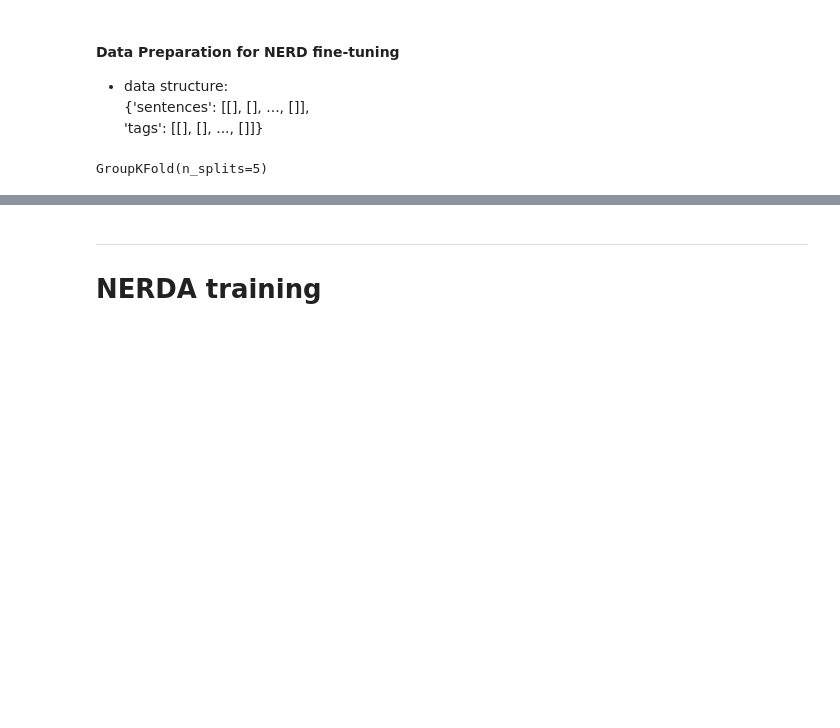
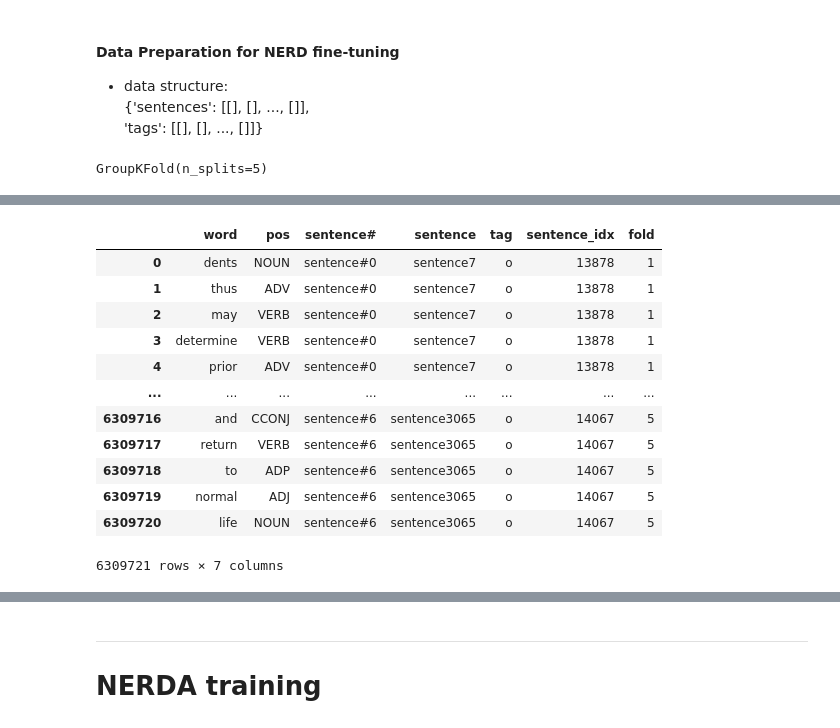
Before and after one commit to riow1983/Kaggle-Coleridge-Initiative, a Jupyter notebook: notebooks/nb003-annotation-data.ipynb, the cells around one changed output, grey strips where cells are left out. Saved outputs shown, nothing was run; the diff lists cells and outputs as text; code cells hidden in the pictures; blank space fills up the shorter version.

Commit message:
[Add] folds dataset (5 folds in one dataset) #7

```diff
--- a/notebooks/nb003-annotation-data.ipynb
+++ b/notebooks/nb003-annotation-data.ipynb
@@ -273,11 +276,11 @@ with open(os.path.join('nb003-annotation-data', 'tok.pkl'), 'wb') as f:
 with open(os.path.join('nb003-annotation-data', 'pos.pkl'), 'wb') as f:
     pickle.dump(pos, f)
 # %%
-#with open(os.path.join('nb003-annotation-data', 'tok.pkl'), 'rb') as f:
-#    tok = pickle.load(f)
+with open(os.path.join('nb003-annotation-data', 'tok.pkl'), 'rb') as f:
+    tok = pickle.load(f)
 
-#with open(os.path.join('nb003-annotation-data', 'pos.pkl'), 'rb') as f:
-#    pos = pickle.load(f)
+with open(os.path.join('nb003-annotation-data', 'pos.pkl'), 'rb') as f:
+    pos = pickle.load(f)
 # %%
 df_train["tok"] = tok
 df_train["pos"] = pos
@@ -400,3 +403,10 @@ df
 | 6309719 | computing | NOUN | sentence#9 | sentence3073 | o |
 | 6309720 | clusters | NOUN | sentence#9 | sentence3073 | o |
 6309721 rows × 5 columns
+# %%
+df["sentence_idx"] = df["sentence"] + df["sentence#"]
+sentence_vals = list(set(df["sentence_idx"].values))
+sentence2idx = {v: i for i, v in enumerate(sentence_vals)}
+df["sentence_idx"] = df["sentence_idx"].apply(lambda x: sentence2idx[x])
+df.rename(columns={"token":"word", "entity":"tag"}, inplace=True)
+df
@@ -511,7 +535,7 @@ for train_index, test_index in group_kfold.split(X, y, groups):
 """
 
 X = df.index.values
-y = df["entity"].values
+y = df["tag"].values
 groups = df["sentence"].values
 
 group_kfold = GroupKFold(n_splits=5)
@@ -541,3 +565,28 @@ GroupKFold(n_splits=5)
 # %%
 # train / dev split
 #train, dev = train_test_split(df, test_size=0.3, random_state=42, shuffle=True, stratify=df["sentence"])
+# %%
+update = True
+dname = "nb003-annotation-data"
+!mkdir {dname}
+
+folds = pd.DataFrame()
+for i in res.keys():
+    X_train = res[i][0]
+    X_test = res[i][1]
+
+    X_train = df[df.index.isin(X_train)]
+    X_test = df[df.index.isin(X_test)]
+
+    # Save each
+    pickle.dump(X_train, open(f"nb003_cv{i+1}_train.pkl", "wb"))
+    pickle.dump(X_test, open(f"nb003_cv{i+1}_test.pkl", "wb"))
+    !mv nb003_cv{i+1}_train.pkl {dname}/nb003_cv{i+1}_train.pkl
+    !mv nb003_cv{i+1}_test.pkl {dname}/nb003_cv{i+1}_test.pkl
+
+    # Concat all and save at once
+    X_test["fold"] = i+1
+    folds = pd.concat([folds, X_test], ignore_index=True)
+
+pickle.dump(folds, open(f"folds.pkl", "wb"))
+!mv folds.pkl {dname}/folds.pkl
@@ -544 +615,17 @@ GroupKFold(n_splits=5)
+# %%
+folds
+# %% [output]
+|  | word | pos | sentence# | sentence | tag | sentence_idx | fold |
+| 0 | dents | NOUN | sentence#0 | sentence7 | o | 13878 | 1 |
+| 1 | thus | ADV | sentence#0 | sentence7 | o | 13878 | 1 |
+| 2 | may | VERB | sentence#0 | sentence7 | o | 13878 | 1 |
+| 3 | determine | VERB | sentence#0 | sentence7 | o | 13878 | 1 |
+| 4 | prior | ADV | sentence#0 | sentence7 | o | 13878 | 1 |
+| ... | ... | ... | ... | ... | ... | ... | ... |
+| 6309716 | and | CCONJ | sentence#6 | sentence3065 | o | 14067 | 5 |
+| 6309717 | return | VERB | sentence#6 | sentence3065 | o | 14067 | 5 |
+| 6309718 | to | ADP | sentence#6 | sentence3065 | o | 14067 | 5 |
+| 6309719 | normal | ADJ | sentence#6 | sentence3065 | o | 14067 | 5 |
+| 6309720 | life | NOUN | sentence#6 | sentence3065 | o | 14067 | 5 |
+6309721 rows × 7 columns
 # %%
```
Also changed, not shown: parts of 10 cells of this notebook.
